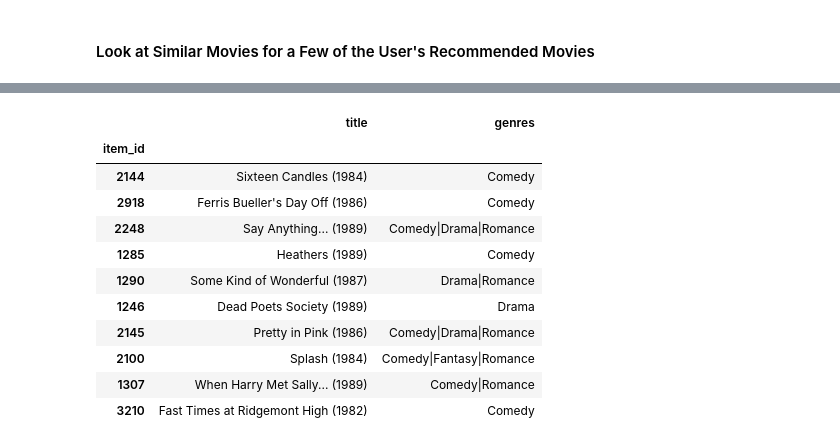
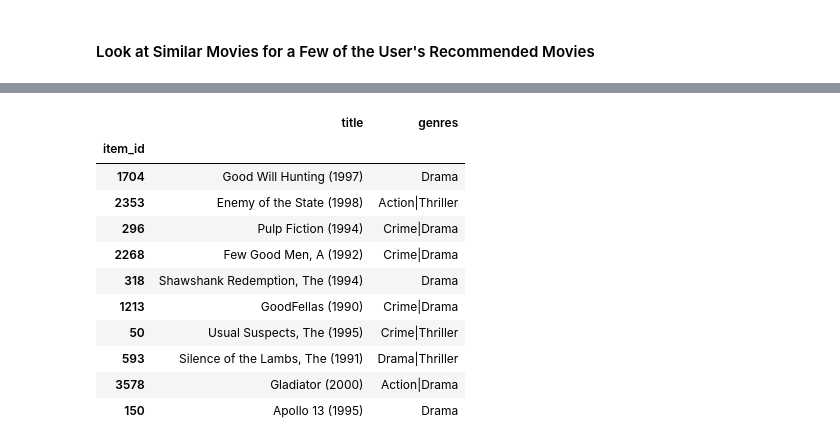
Before and after one commit to etlundquist/rankfm, a Jupyter notebook: examples/movielens.ipynb, the cells around one changed output, grey strips where cells are left out. Saved outputs shown, nothing was run; the diff lists cells and outputs as text; code cells hidden in the pictures.

```diff
--- a/examples/quickstart.ipynb
+++ b/examples/movielens.ipynb
@@ -199,7 +197,7 @@ user_features.shape, item_features.shape
 # %% [markdown]
 #### Initialize the Model Object
 # %%
-model = RankFM(factors=10, loss='bpr', regularization=0.01, sigma=0.1, learning_rate=0.10, learning_schedule='constant')
+model = RankFM(factors=20, loss='warp', max_samples=10, regularization=0.01, sigma=0.1, learning_rate=0.10, learning_schedule='constant')
 model
 # %% [output]
 <rankfm.rankfm.RankFM at 0x...>
@@ -426,7 +424,7 @@ random_user_recs
 # %% [markdown]
 #### Look at Similar Movies for a Few of the User's Recommended Movies
 # %%
-most_similar_items = model.similar_items(1097)
+most_similar_items = model.similar_items(858)
 most_similar_items = item_names.set_index('item_id').loc[most_similar_items]
 most_similar_items
 # %% [output]
@@ -445,17 +443,17 @@ most_similar_items
 # %%
-most_similar_items = model.similar_items(1968)
+most_similar_items = model.similar_items(2028)
 most_similar_items = item_names.set_index('item_id').loc[most_similar_items]
 most_similar_items
 # %% [output]
 |  | title | genres |
 | item_id |  |  |
-| 2144 | Sixteen Candles (1984) | Comedy |
-| 2918 | Ferris Bueller's Day Off (1986) | Comedy |
-| 2248 | Say Anything... (1989) | Comedy|Drama|Romance |
-| 1285 | Heathers (1989) | Comedy |
-| 1290 | Some Kind of Wonderful (1987) | Drama|Romance |
-| 1246 | Dead Poets Society (1989) | Drama |
-| 2145 | Pretty in Pink (1986) | Comedy|Drama|Romance |
-| 2100 | Splash (1984) | Comedy|Fantasy|Romance |
-| 1307 | When Harry Met Sally... (1989) | Comedy|Romance |
-| 3210 | Fast Times at Ridgemont High (1982) | Comedy |
+| 1704 | Good Will Hunting (1997) | Drama |
+| 2353 | Enemy of the State (1998) | Action|Thriller |
+| 296 | Pulp Fiction (1994) | Crime|Drama |
+| 2268 | Few Good Men, A (1992) | Crime|Drama |
+| 318 | Shawshank Redemption, The (1994) | Drama |
+| 1213 | GoodFellas (1990) | Crime|Drama |
+| 50 | Usual Suspects, The (1995) | Crime|Thriller |
+| 593 | Silence of the Lambs, The (1991) | Drama|Thriller |
+| 3578 | Gladiator (2000) | Action|Drama |
+| 150 | Apollo 13 (1995) | Drama |
```
Also changed, not shown: parts of 16 cells of this notebook, 4 other files.
